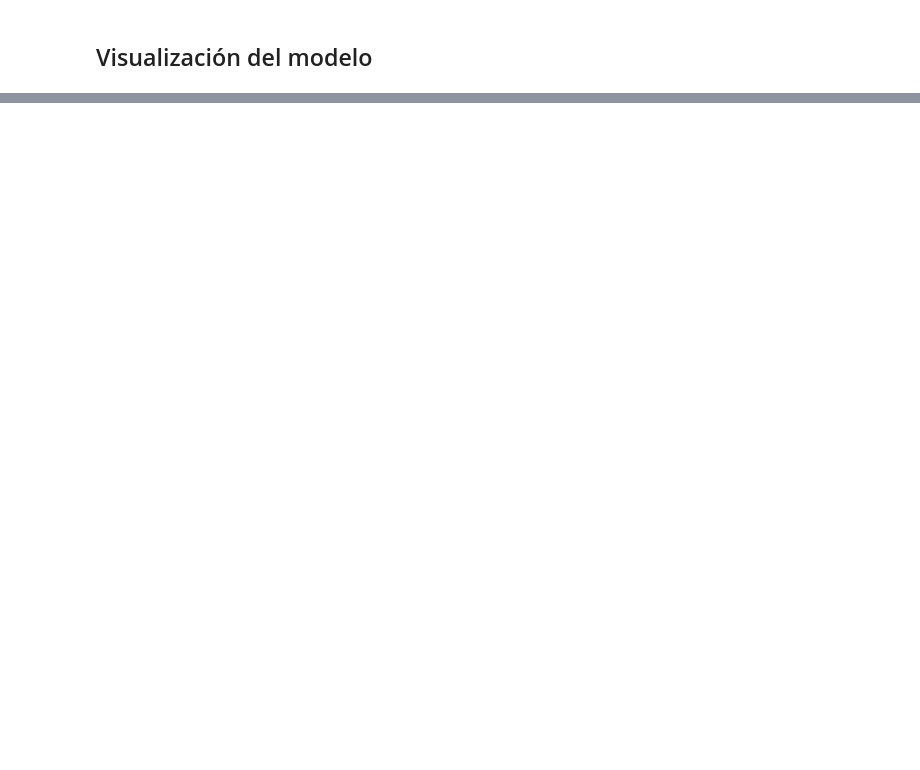
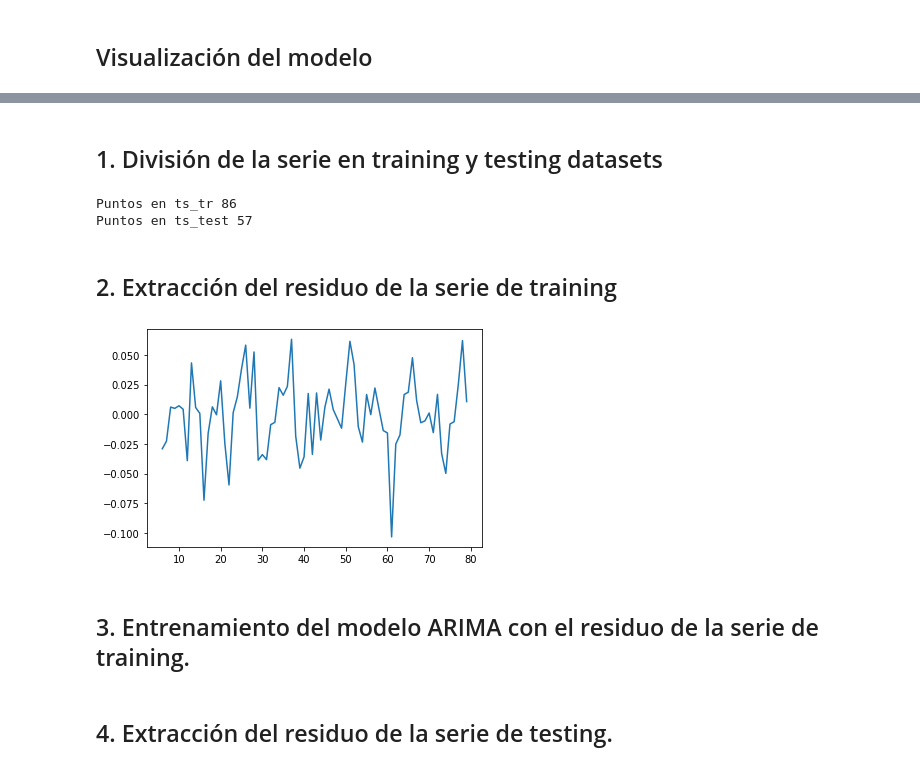
Before and after one commit to yasete/programacion-para-data-scientists, a Jupyter notebook: 7. Time series/1.- Series temporales.ipynb, the cells around one changed output, grey strips where cells are left out. Cells and saved outputs as stored; diff of their text form; code cells hidden in the pictures; blank space fills up the shorter version.

```diff
--- a/7. Time series/1.- Series temporales.ipynb
+++ b/7. Time series/1.- Series temporales.ipynb
@@ -775,0 +489,29 @@ plt.show()
+# %% [markdown]
+## 1. División de la serie en training y testing datasets
+# %%
+porcentaje_en_ts_tr=0.6 #Trozo que queremos como dataset de training
+lentgh=len(ts)
+corte=int(porcentaje_en_ts_tr*lentgh) # Decidimos utilizar un 50% para training
+'''
+Cortamos la serie en dos
+'''
+ts_tr=ts[0:corte]
+ts_test=ts[corte+1:]
+print('Puntos en ts_tr',len(ts_tr))
+print('Puntos en ts_test',len(ts_test))
+# %% [output]
+Puntos en ts_tr 86
+Puntos en ts_test 57
+# %% [markdown]
+## 2. Extracción del residuo de la serie de training
+# %%
+ts_tr_log=np.log(ts_tr)
+out=season(ts_tr_log) #Introducimos ts_log-trend dentro del módulo
+residuo_tr=out.resid #Extraemos del resultado la componente estacional
+plt.plot(residuo_tr.values)
+plt.show()
+residuo_tr=residuo_tr.fillna(0)
+# %% [output]
+[figure, added]
+# %% [markdown]
+## 3. Entrenamiento del modelo ARIMA con el residuo de la serie de training.
@@ -775,0 +524,2 @@ plt.show()
+# %% [markdown]
+## 4. Extracción del residuo de la serie de testing.
```
Also changed, not shown: parts of 57 cells of this notebook, 19 other files.
